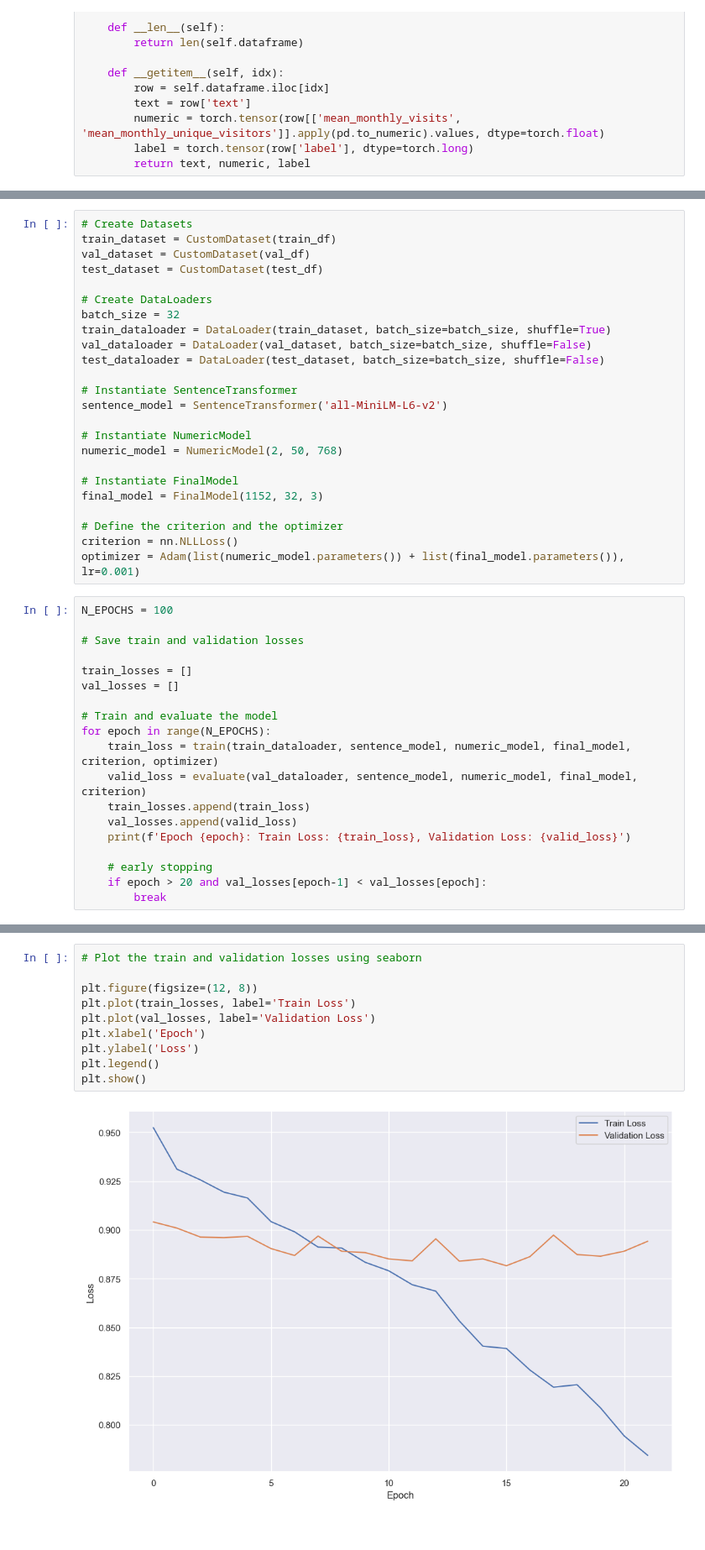
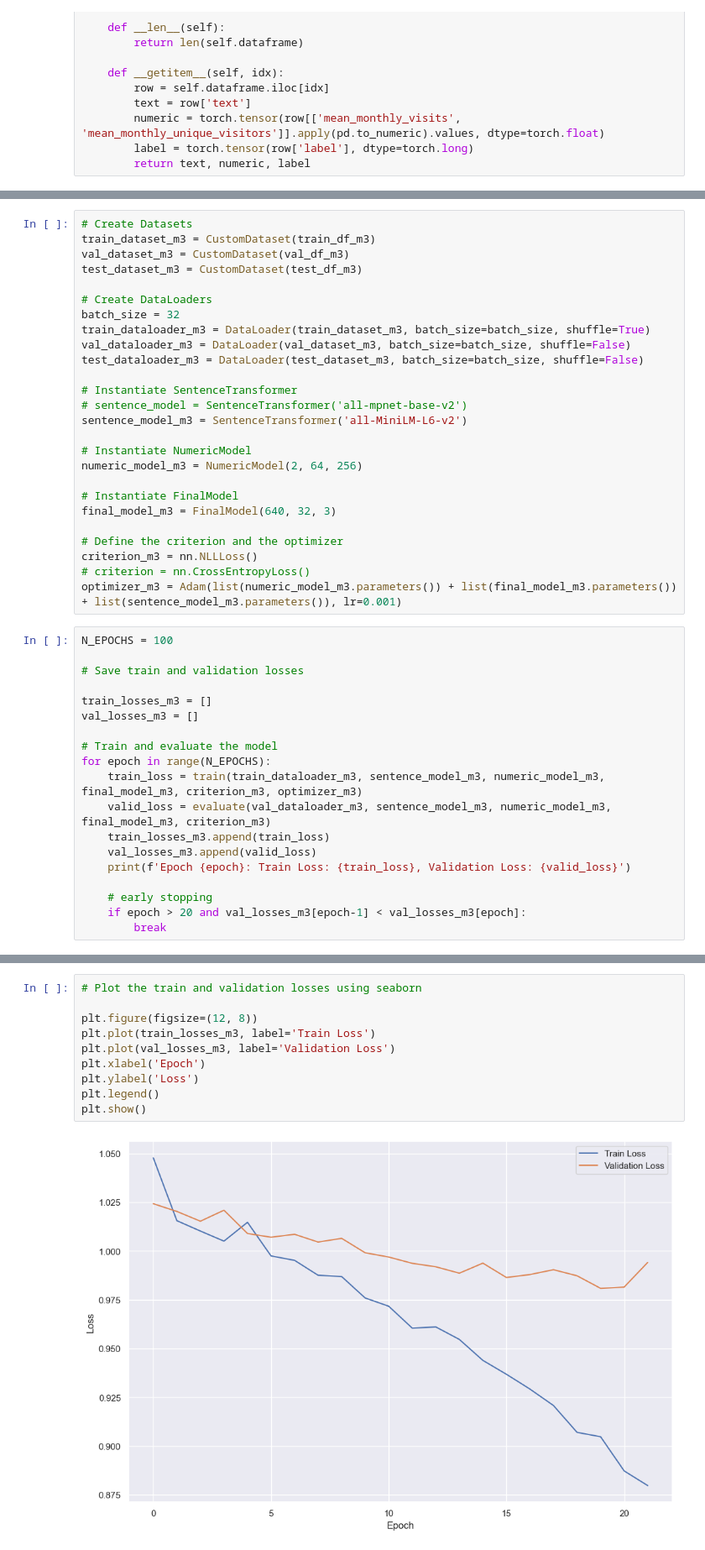
Before and after one commit to xeonkai/news_matching, a Jupyter notebook: traction-analytics/traction_analytics.ipynb, the cells around one changed output, grey strips where cells are left out. Shown at 84% size. Cells and saved outputs as stored; diff of their text form.

```diff
--- a/traction-analytics/traction_analytics.ipynb
+++ b/traction-analytics/traction_analytics.ipynb
@@ -815,45 +958,47 @@ def evaluate(dataloader, sentence_model, numeric_model, final_model, criterion):
     return total_loss / len(dataloader)
 # %%
 # Create Datasets
-train_dataset = CustomDataset(train_df)
-val_dataset = CustomDataset(val_df)
-test_dataset = CustomDataset(test_df)
+train_dataset_m3 = CustomDataset(train_df_m3)
+val_dataset_m3 = CustomDataset(val_df_m3)
+test_dataset_m3 = CustomDataset(test_df_m3)
 
 # Create DataLoaders
 batch_size = 32
-train_dataloader = DataLoader(train_dataset, batch_size=batch_size, shuffle=True)
-val_dataloader = DataLoader(val_dataset, batch_size=batch_size, shuffle=False)
-test_dataloader = DataLoader(test_dataset, batch_size=batch_size, shuffle=False)
+train_dataloader_m3 = DataLoader(train_dataset_m3, batch_size=batch_size, shuffle=True)
+val_dataloader_m3 = DataLoader(val_dataset_m3, batch_size=batch_size, shuffle=False)
+test_dataloader_m3 = DataLoader(test_dataset_m3, batch_size=batch_size, shuffle=False)
 
 # Instantiate SentenceTransformer
-sentence_model = SentenceTransformer('all-MiniLM-L6-v2')
+# sentence_model = SentenceTransformer('all-mpnet-base-v2')
+sentence_model_m3 = SentenceTransformer('all-MiniLM-L6-v2')
 
 # Instantiate NumericModel
-numeric_model = NumericModel(2, 50, 768)
+numeric_model_m3 = NumericModel(2, 64, 256)
 
 # Instantiate FinalModel
-final_model = FinalModel(1152, 32, 3)
+final_model_m3 = FinalModel(640, 32, 3)
 
 # Define the criterion and the optimizer
-criterion = nn.NLLLoss()
-optimizer = Adam(list(numeric_model.parameters()) + list(final_model.parameters()), lr=0.001)
+criterion_m3 = nn.NLLLoss()
+# criterion = nn.CrossEntropyLoss()
+optimizer_m3 = Adam(list(numeric_model_m3.parameters()) + list(final_model_m3.parameters()) + list(sentence_model_m3.parameters()), lr=0.001)
 # %%
 N_EPOCHS = 100
 
 # Save train and validation losses
 
-train_losses = []
-val_losses = []
+train_losses_m3 = []
+val_losses_m3 = []
 
 # Train and evaluate the model
 for epoch in range(N_EPOCHS):
-    train_loss = train(train_dataloader, sentence_model, numeric_model, final_model, criterion, optimizer)
-    valid_loss = evaluate(val_dataloader, sentence_model, numeric_model, final_model, criterion)
-    train_losses.append(train_loss)
-    val_losses.append(valid_loss)
+    train_loss = train(train_dataloader_m3, sentence_model_m3, numeric_model_m3, final_model_m3, criterion_m3, optimizer_m3)
+    valid_loss = evaluate(val_dataloader_m3, sentence_model_m3, numeric_model_m3, final_model_m3, criterion_m3)
+    train_losses_m3.append(train_loss)
+    val_losses_m3.append(valid_loss)
     print(f'Epoch {epoch}: Train Loss: {train_loss}, Validation Loss: {valid_loss}')
 
     # early stopping
-    if epoch > 20 and val_losses[epoch-1] < val_losses[epoch]:
+    if epoch > 20 and val_losses_m3[epoch-1] < val_losses_m3[epoch]:
         break
 # %% [output]
@@ -877,13 +1022,13 @@ Epoch 21: Train Loss: 0.7843792482658669, Validation Loss: 0.8941541654723031
 # %%
 # Plot the train and validation losses using seaborn
 
 plt.figure(figsize=(12, 8))
-plt.plot(train_losses, label='Train Loss')
-plt.plot(val_losses, label='Validation Loss')
+plt.plot(train_losses_m3, label='Train Loss')
+plt.plot(val_losses_m3, label='Validation Loss')
 plt.xlabel('Epoch')
 plt.ylabel('Loss')
 plt.legend()
 plt.show()
 # %% [output]
-[figure, old version]
+[figure, new version]
 # %%
```
Also changed, not shown: parts of 57 cells of this notebook.
